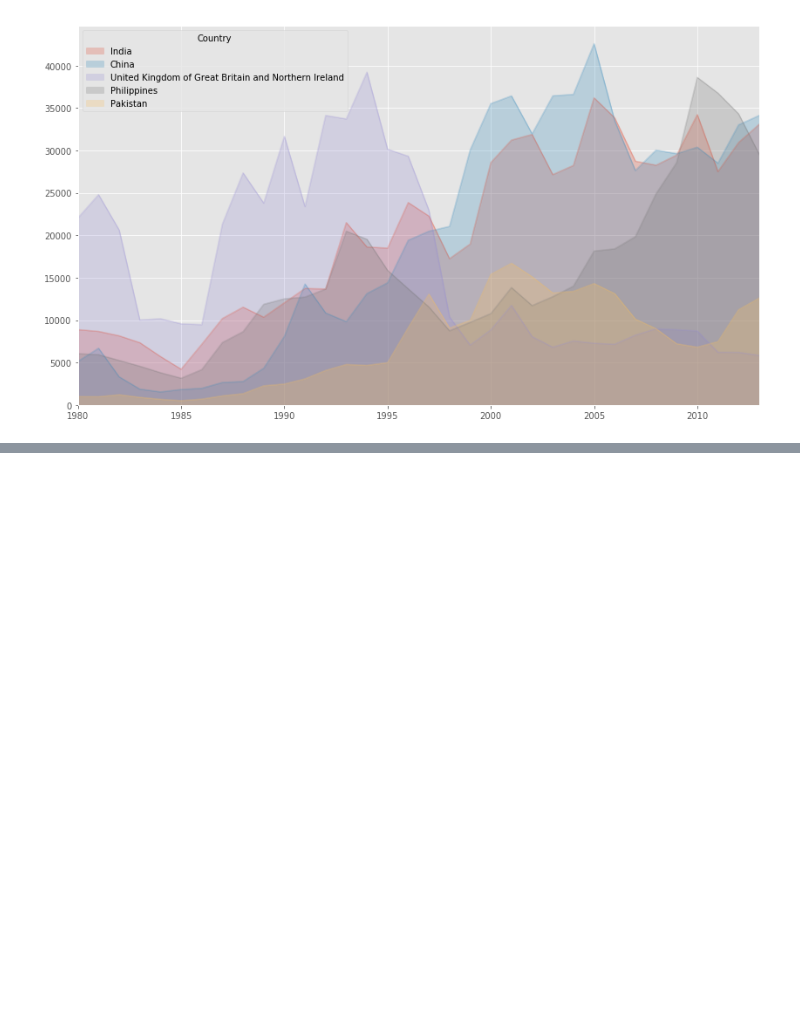
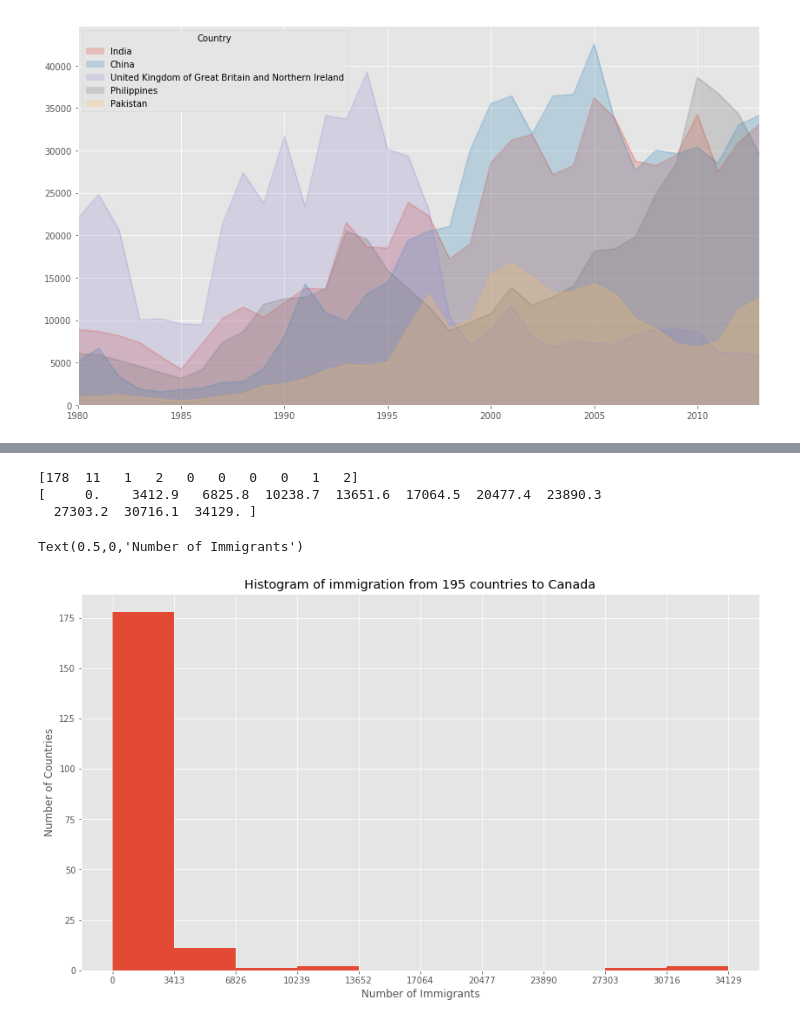
Before and after one commit to amarpy/migration_to_canada_analysis, a Jupyter notebook: migration_to_canada_analysis.ipynb, the cells around one changed output, grey strips where cells are left out. Drawn from its saved outputs; the diff is of its cells as text; code cells hidden in the pictures; blank space fills up the shorter version.

```diff
--- a/migration_to_canada_analysis.ipynb
+++ b/migration_to_canada_analysis.ipynb
@@ -256,0 +267,15 @@ df_top5.plot(kind = 'area',
+# %%
+count, bin_ticks = np.histogram(df_can['2013'])
+print(count, bins, sep = '\n')
+# %% [output]
+[178  11   1   2   0   0   0   0   1   2]
+[     0.    3412.9   6825.8  10238.7  13651.6  17064.5  20477.4  23890.3
+  27303.2  30716.1  34129. ]
+# %%
+df_can['2013'].plot(kind = 'hist', figsize = (14, 8), xticks = bin_ticks)
+plt.title("Histogram of immigration from 195 countries to Canada")
+plt.ylabel("Number of Countries")
+plt.xlabel("Number of Immigrants")
+# %% [output]
+Text(0.5,0,'Number of Immigrants')
+[figure, added]
```
Also changed, not shown: parts of 3 cells of this notebook.
